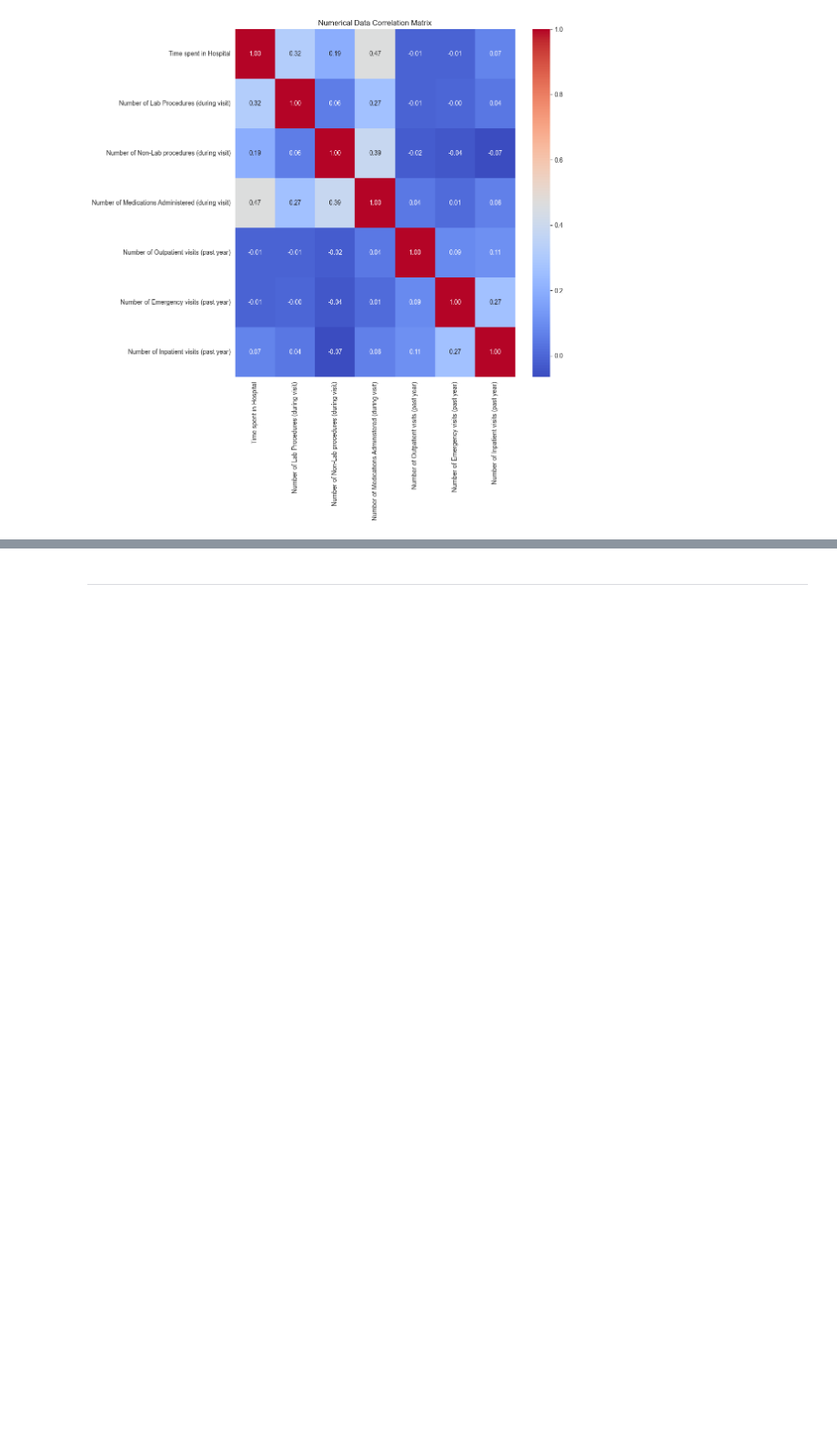
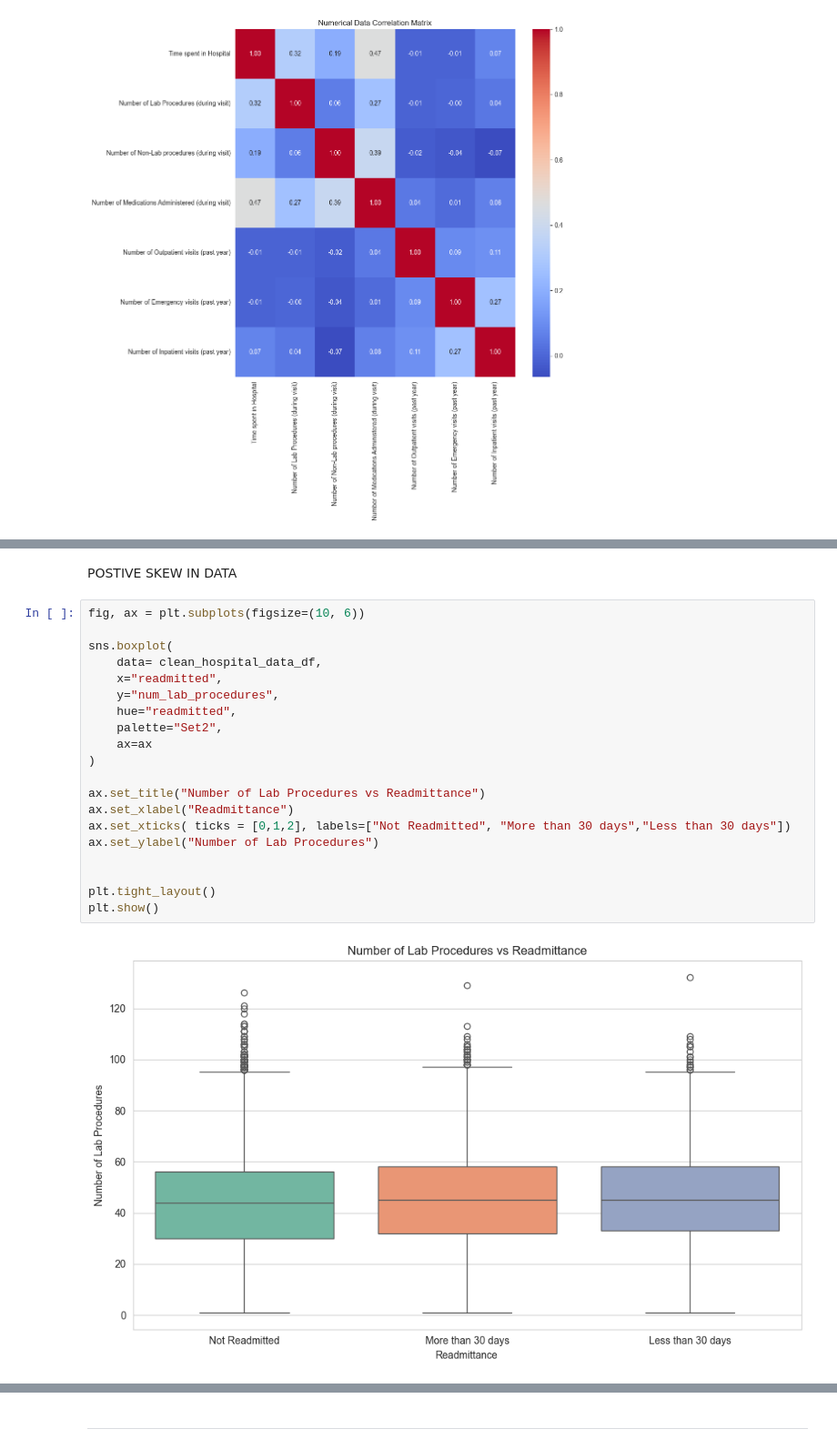
Before and after one commit to naqashb7/hospital_readmission_rates_analysis, a Jupyter notebook: jupyter_notebooks/EDA.ipynb, the cells around one changed output, grey strips where cells are left out. Shown at 91% size. Cells and saved outputs as stored; diff of their text form; blank space fills up the shorter version.

```diff
--- a/jupyter_notebooks/EDA.ipynb
+++ b/jupyter_notebooks/EDA.ipynb
@@ -188,0 +248,24 @@ plt.show()
+# %% [markdown]
+POSTIVE SKEW IN DATA
+# %%
+fig, ax = plt.subplots(figsize=(10, 6))
+
+sns.boxplot(
+    data= clean_hospital_data_df,
+    x="readmitted",
+    y="num_lab_procedures",
+    hue="readmitted",
+    palette="Set2",
+    ax=ax
+)
+
+ax.set_title("Number of Lab Procedures vs Readmittance")
+ax.set_xlabel("Readmittance")
+ax.set_xticks( ticks = [0,1,2], labels=["Not Readmitted", "More than 30 days","Less than 30 days"])
+ax.set_ylabel("Number of Lab Procedures")
+
+
+plt.tight_layout()
+plt.show()
+# %% [output]
+[figure, added]
```
Also changed, not shown: parts of 9 cells of this notebook.
